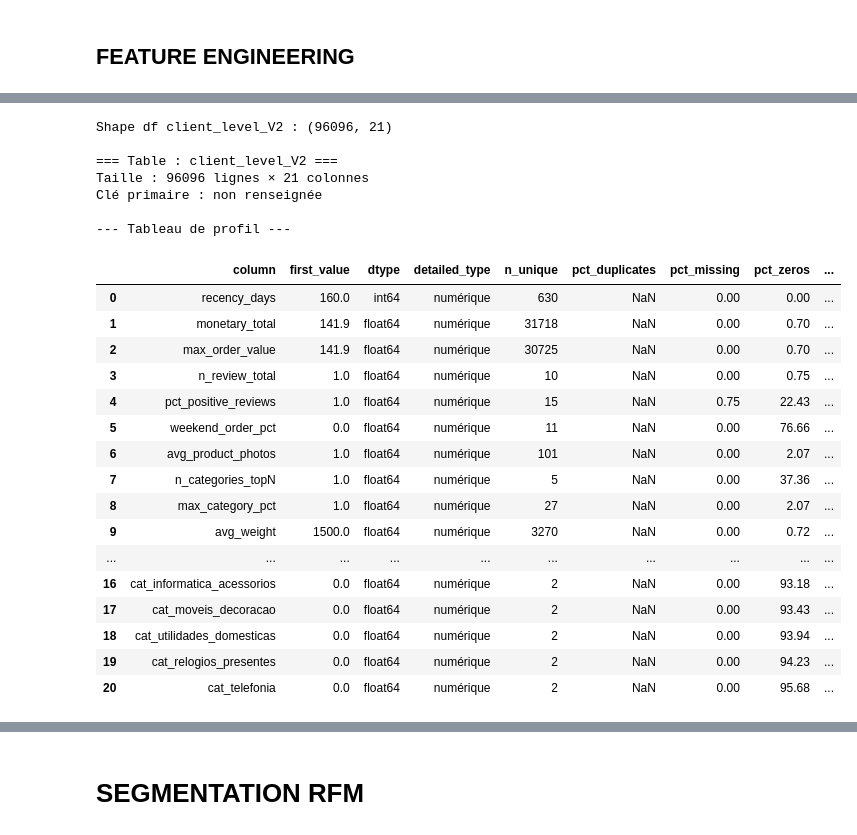
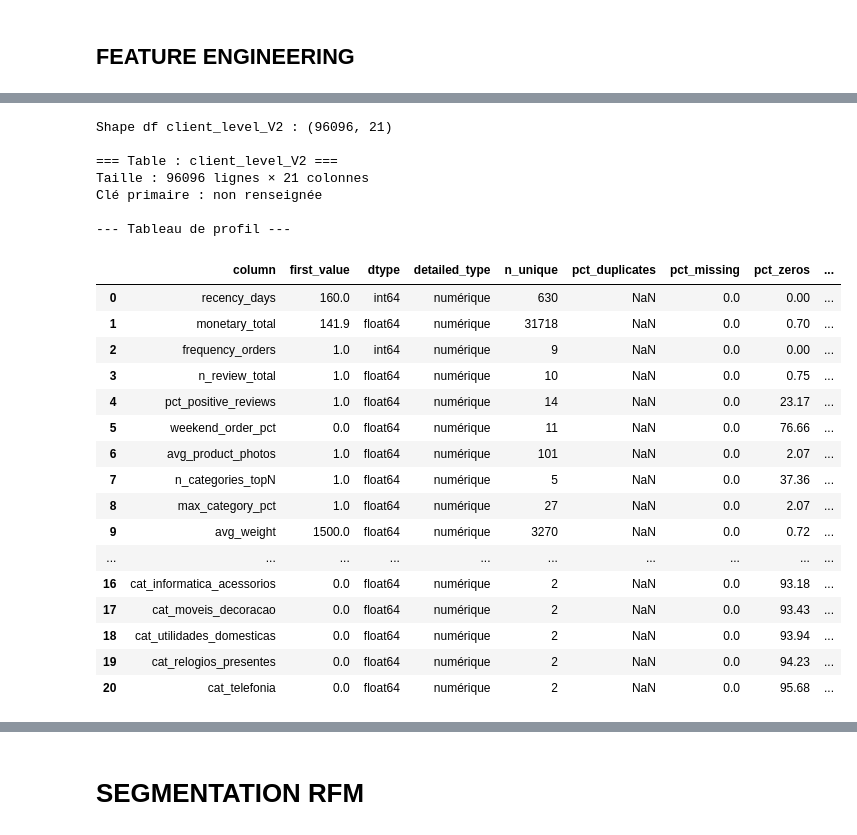
Before and after one commit to tpedCode/P05, a Jupyter notebook: notebooks/Barret_Marjorie_Notebook_P5_2511.ipynb, the cells around one changed output, grey strips where cells are left out. Saved outputs shown, nothing was run; the diff lists cells and outputs as text; code cells hidden in the pictures.

Commit message:
Mise à jour notebook P5 et ajout du mémo Git Bash

```diff
--- a/notebooks/Barret_Marjorie_Notebook_P5_2511.ipynb
+++ b/notebooks/Barret_Marjorie_Notebook_P5_2511.ipynb
@@ -943,33 +848,30 @@ plt.show()
 # ==============================
 # 1. Copie de travail
 # ==============================
-# Crée une copie pour travailler sans modifier l'original
 df = client_level.copy()
+# On part de la table client_level complète, y compris frequency_orders
 
 # ==============================
 # 2. Gestion des reviews
 # ==============================
-# Création d'une variable binaire : 1 si le client a au moins une review, 0 sinon
 df['has_review'] = (df['n_review_total'] > 0).astype(int)
+# 1 si le client a fait au moins une review, 0 sinon
 
-# Pour les colonnes de review, mettre NaN si pas de review pour éviter de biaiser les stats
+# Mettre NaN pour avg_review_score et pct_positive_reviews si pas de review
 for col in ['pct_positive_reviews', 'avg_review_score']:
     if col in df.columns:
         df.loc[df['has_review'] == 0, col] = np.nan
+# Justification : évite de biaiser les moyennes si le client n'a jamais fait de review
 
 # ==============================
 # 3. Paiement : proportion carte de crédit
 # ==============================
 payment_cols = [c for c in df.columns if c.startswith('payment_')]
-
 if payment_cols and 'payment_credit_card' in df.columns:
-    # Conversion en numérique pour éviter erreurs (non numériques → 0)
     df[payment_cols] = df[payment_cols].apply(pd.to_numeric, errors='coerce').fillna(0)
-
-    # Proportion de paiements par carte de crédit
     df['pct_credit_card'] = df['payment_credit_card'] / df[payment_cols].sum(axis=1)
 
-# Suppression des colonnes de paiement originales et de la clé parasite
+# Supprimer les colonnes de paiement originales et clé parasite
 df = df.drop(columns=payment_cols + ['payment_customer_unique_id'], errors='ignore')
 
 # ==============================
@@ -977,71 +879,72 @@ df = df.drop(columns=payment_cols + ['payment_customer_unique_id'], errors='igno
 # ==============================
 cat_cols = [c for c in df.columns if c.startswith('cat_')]
 TOP_N = 8
-
 if cat_cols:
-    # Fréquence moyenne d'achat par catégorie
     cat_freq = df[cat_cols].mean().sort_values(ascending=False)
-
-    # Sélection des TOP N catégories les plus représentatives
     top_cat_cols = cat_freq.head(TOP_N).index.tolist()
-
-    # Suppression des catégories moins fréquentes
     df = df.drop(columns=[c for c in cat_cols if c not in top_cat_cols], errors='ignore')
 
 # ==============================
-# 5. Colonnes finales sélectionnées pour clustering
+# 5. Colonnes finales pour clustering
 # ==============================
 final_features = [
-    # RFM / valeur
-    'recency_days', 'monetary_total', 'max_order_value',
+    # RFM
+    'recency_days', 'monetary_total', 'frequency_orders',
 
     # Engagement / avis
     'n_review_total', 'pct_positive_reviews',
 
     # Comportement client
     'weekend_order_pct', 'avg_product_photos',
 
     # Diversité / préférences produits
     'n_categories_topN', 'max_category_pct', 'avg_weight', 'avg_volume',
 
     # Paiement
     'pct_credit_card',
 
     # Indicateur review
     'has_review'
-] + top_cat_cols  # Ajouter dynamiquement les catégories conservées
+] + top_cat_cols
 
-# Filtrage final pour garder uniquement les colonnes existantes
+# Filtrage final pour ne garder que les colonnes existantes
 client_level_V2 = df[[c for c in final_features if c in df.columns]].copy()
 
 # ==============================
-# 6. Vérifications finales
+# 6. Remplir NaN avant clustering
+# ==============================
+# KMeans ne supporte pas les NaN
+# On peut remplir par 0 ou la médiane selon la variable
+client_level_V2 = client_level_V2.fillna(0)
+
+# ==============================
+# 7. Vérifications finales
 # ==============================
 print("Shape df client_level_V2 :", client_level_V2.shape)
 profile_df = profile_dataframe(client_level_V2, "client_level_V2", primary_keys)
 display(profile_df)
 # %% [output]
 Shape df client_level_V2 : (96096, 21)
 
 === Table : client_level_V2 ===
 Taille : 96096 lignes × 21 colonnes
 Clé primaire : non renseignée
 
 --- Tableau de profil ---
 |  | column | first_value | dtype | detailed_type | n_unique | pct_duplicates | pct_missing | pct_zeros | ... |
-| 0 | recency_days | 160.0 | int64 | numérique | 630 | NaN | 0.00 | 0.00 | ... |
-| 1 | monetary_total | 141.9 | float64 | numérique | 31718 | NaN | 0.00 | 0.70 | ... |
-| 2 | max_order_value | 141.9 | float64 | numérique | 30725 | NaN | 0.00 | 0.70 | ... |
-| 3 | n_review_total | 1.0 | float64 | numérique | 10 | NaN | 0.00 | 0.75 | ... |
-| 4 | pct_positive_reviews | 1.0 | float64 | numérique | 15 | NaN | 0.75 | 22.43 | ... |
-| 5 | weekend_order_pct | 0.0 | float64 | numérique | 11 | NaN | 0.00 | 76.66 | ... |
-| 6 | avg_product_photos | 1.0 | float64 | numérique | 101 | NaN | 0.00 | 2.07 | ... |
-| 7 | n_categories_topN | 1.0 | float64 | numérique | 5 | NaN | 0.00 | 37.36 | ... |
-| 8 | max_category_pct | 1.0 | float64 | numérique | 27 | NaN | 0.00 | 2.07 | ... |
-| 9 | avg_weight | 1500.0 | float64 | numérique | 3270 | NaN | 0.00 | 0.72 | ... |
+| 0 | recency_days | 160.0 | int64 | numérique | 630 | NaN | 0.0 | 0.00 | ... |
+| 1 | monetary_total | 141.9 | float64 | numérique | 31718 | NaN | 0.0 | 0.70 | ... |
+| 2 | frequency_orders | 1.0 | int64 | numérique | 9 | NaN | 0.0 | 0.00 | ... |
+| 3 | n_review_total | 1.0 | float64 | numérique | 10 | NaN | 0.0 | 0.75 | ... |
+| 4 | pct_positive_reviews | 1.0 | float64 | numérique | 14 | NaN | 0.0 | 23.17 | ... |
+| 5 | weekend_order_pct | 0.0 | float64 | numérique | 11 | NaN | 0.0 | 76.66 | ... |
+| 6 | avg_product_photos | 1.0 | float64 | numérique | 101 | NaN | 0.0 | 2.07 | ... |
+| 7 | n_categories_topN | 1.0 | float64 | numérique | 5 | NaN | 0.0 | 37.36 | ... |
+| 8 | max_category_pct | 1.0 | float64 | numérique | 27 | NaN | 0.0 | 2.07 | ... |
+| 9 | avg_weight | 1500.0 | float64 | numérique | 3270 | NaN | 0.0 | 0.72 | ... |
 | ... | ... | ... | ... | ... | ... | ... | ... | ... | ... |
-| 16 | cat_informatica_acessorios | 0.0 | float64 | numérique | 2 | NaN | 0.00 | 93.18 | ... |
-| 17 | cat_moveis_decoracao | 0.0 | float64 | numérique | 2 | NaN | 0.00 | 93.43 | ... |
-| 18 | cat_utilidades_domesticas | 0.0 | float64 | numérique | 2 | NaN | 0.00 | 93.94 | ... |
-| 19 | cat_relogios_presentes | 0.0 | float64 | numérique | 2 | NaN | 0.00 | 94.23 | ... |
-| 20 | cat_telefonia | 0.0 | float64 | numérique | 2 | NaN | 0.00 | 95.68 | ... |
+| 16 | cat_informatica_acessorios | 0.0 | float64 | numérique | 2 | NaN | 0.0 | 93.18 | ... |
+| 17 | cat_moveis_decoracao | 0.0 | float64 | numérique | 2 | NaN | 0.0 | 93.43 | ... |
+| 18 | cat_utilidades_domesticas | 0.0 | float64 | numérique | 2 | NaN | 0.0 | 93.94 | ... |
+| 19 | cat_relogios_presentes | 0.0 | float64 | numérique | 2 | NaN | 0.0 | 94.23 | ... |
+| 20 | cat_telefonia | 0.0 | float64 | numérique | 2 | NaN | 0.0 | 95.68 | ... |
```
Also changed, not shown: parts of 30 cells of this notebook, 1 other file.
